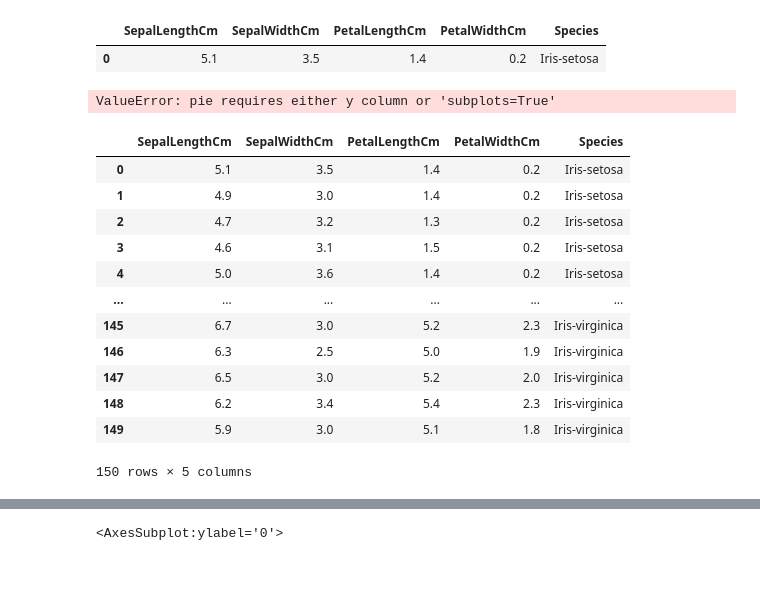
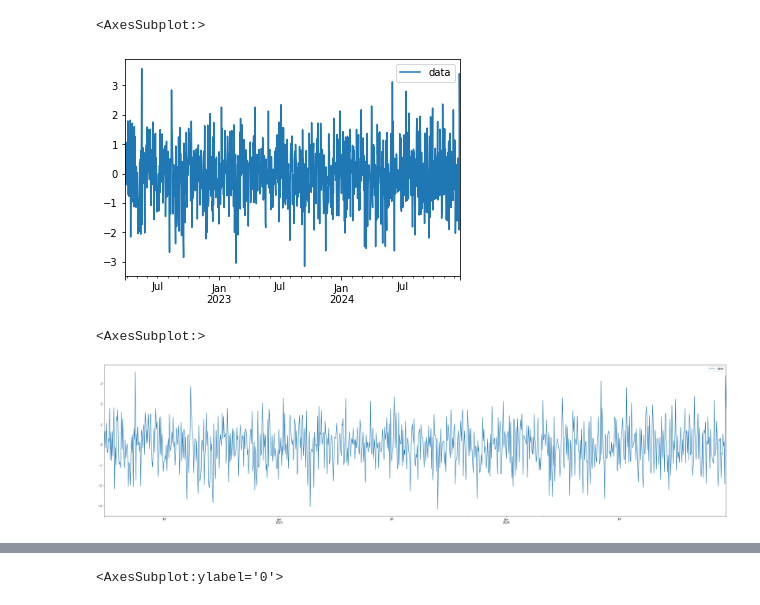
Before and after one commit to HariSankarNayak/iNeuron-Notes, a Jupyter notebook: 037.Graph.ipynb, the cells around one changed output, grey strips where cells are left out. Saved outputs shown, nothing was run; the diff lists cells and outputs as text; code cells hidden in the pictures; blank space fills up the shorter version.

Commit message:
037.Graph

```diff
--- a/037.Graph.ipynb
+++ b/037.Graph.ipynb
@@ -30,2 +22,0 @@ df.plot(figsize = (20,10))
-# %%
-df = pd.read_csv('https://raw.githubusercontent.com/venky14/Machine-Learning-with-Iris-Dataset/master/Iris.csv')
@@ -48,2 +22,0 @@ df
-# %%
-df = df.drop('Id',axis = 1)
@@ -295,25 +23,10 @@ df
-# %%
-df.iloc[[0]]
-# %% [output]
-|  | SepalLengthCm | SepalWidthCm | PetalLengthCm | PetalWidthCm | Species |
-| 0 | 5.1 | 3.5 | 1.4 | 0.2 | Iris-setosa |
-# %%
-df.head().plot(kind='pie')
-# %% [output]
-ValueError: pie requires either y column or 'subplots=True'
-# %%
-df
-# %% [output]
-|  | SepalLengthCm | SepalWidthCm | PetalLengthCm | PetalWidthCm | Species |
-| 0 | 5.1 | 3.5 | 1.4 | 0.2 | Iris-setosa |
-| 1 | 4.9 | 3.0 | 1.4 | 0.2 | Iris-setosa |
-| 2 | 4.7 | 3.2 | 1.3 | 0.2 | Iris-setosa |
-| 3 | 4.6 | 3.1 | 1.5 | 0.2 | Iris-setosa |
-| 4 | 5.0 | 3.6 | 1.4 | 0.2 | Iris-setosa |
-| ... | ... | ... | ... | ... | ... |
-| 145 | 6.7 | 3.0 | 5.2 | 2.3 | Iris-virginica |
-| 146 | 6.3 | 2.5 | 5.0 | 1.9 | Iris-virginica |
-| 147 | 6.5 | 3.0 | 5.2 | 2.0 | Iris-virginica |
-| 148 | 6.2 | 3.4 | 5.4 | 2.3 | Iris-virginica |
-| 149 | 5.9 | 3.0 | 5.1 | 1.8 | Iris-virginica |
-150 rows × 5 columns
+# %%
+df.plot()
+# %% [output]
+<AxesSubplot:>
+[figure, added]
+# %%
+df.plot(figsize = (40,10))
+# %% [output]
+<AxesSubplot:>
+[figure, added]
```
Also changed, not shown: parts of 63 cells of this notebook, 1 other file.
